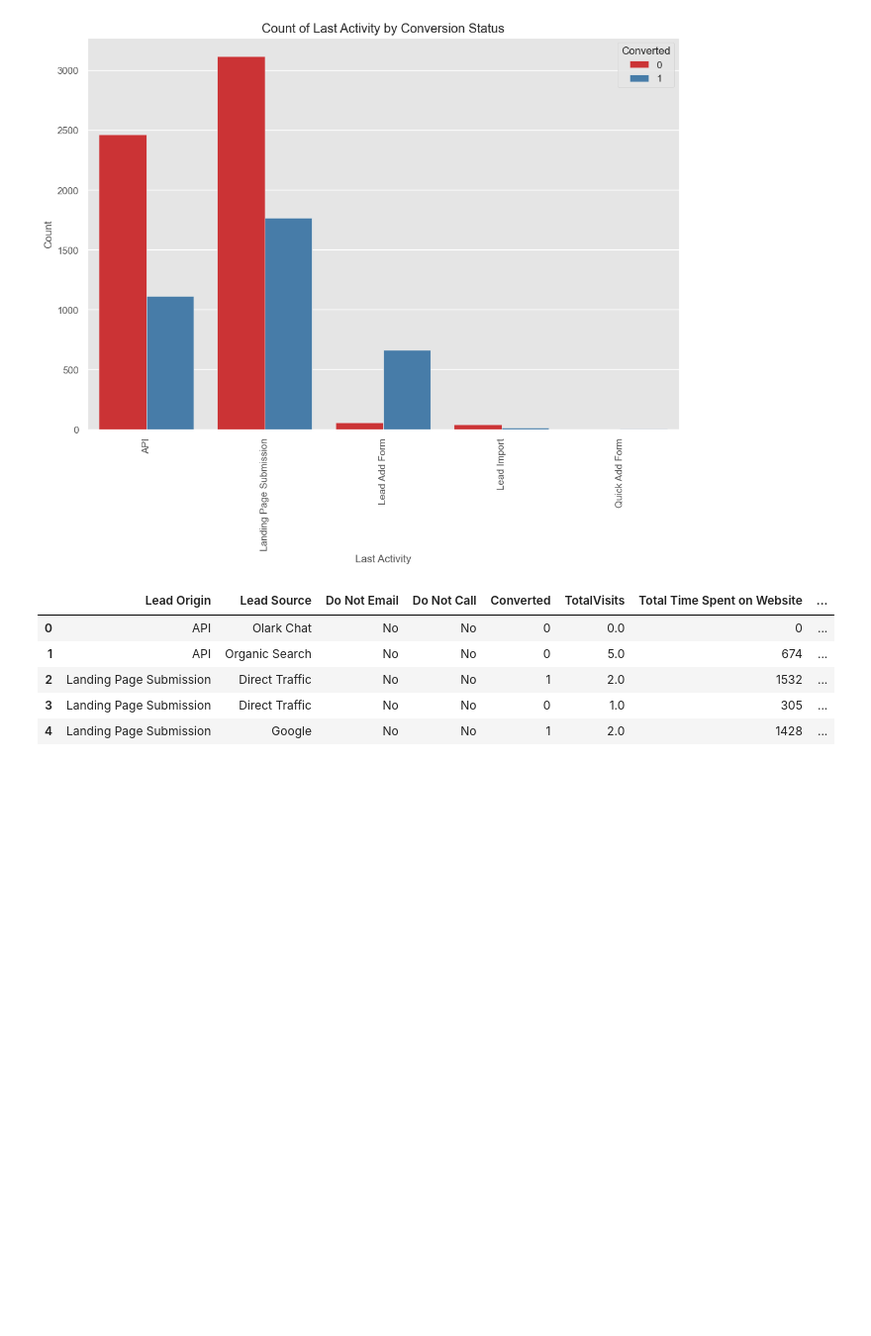
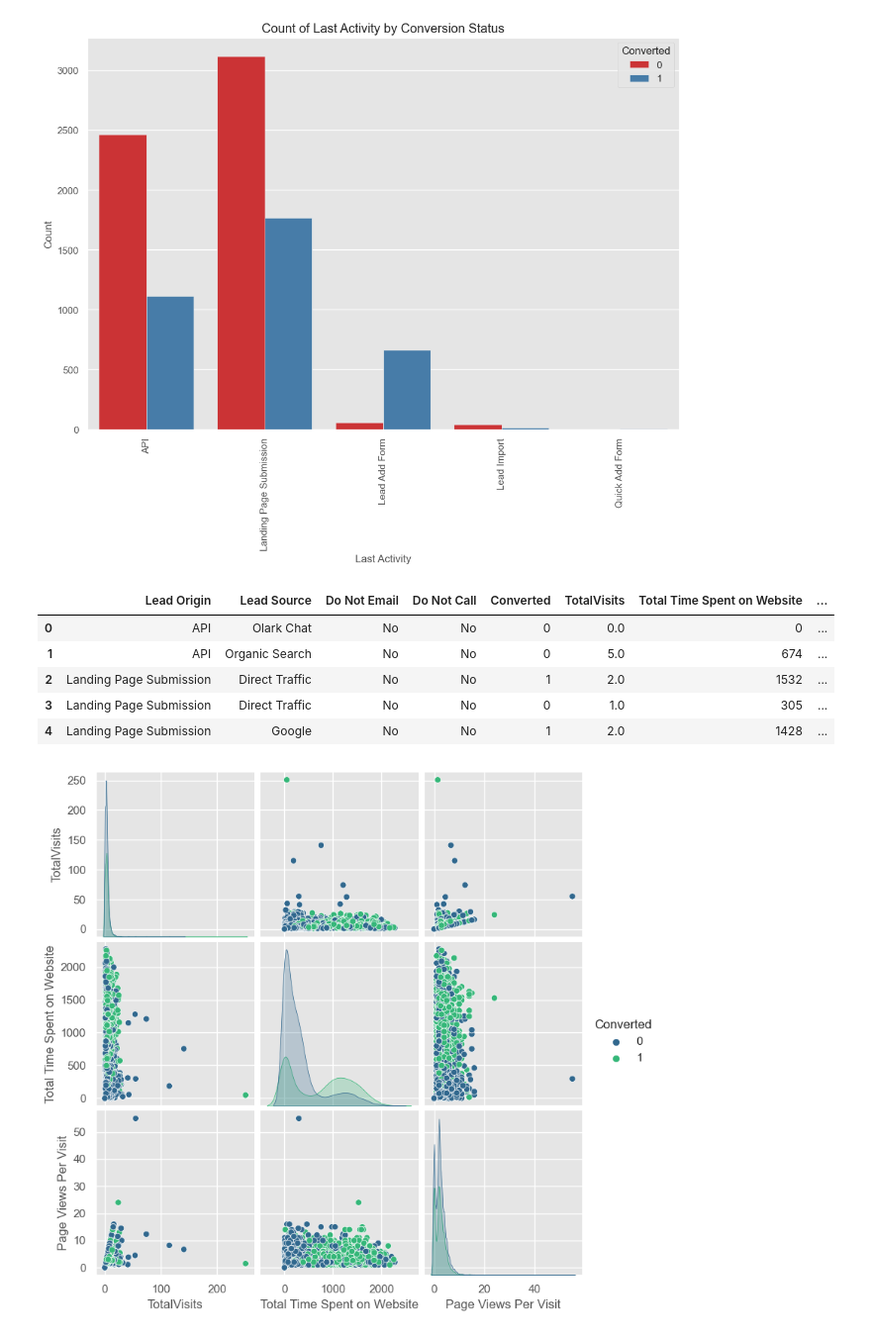
Before and after one commit to paulamisurroy/lead-scoring-logicalRegression, a Jupyter notebook: Lead_Scoring_V1.ipynb, the cells around one changed output. Shown at 99% size. Saved outputs shown, nothing was run; the diff lists cells and outputs as text; code cells hidden in the pictures; blank space fills up the shorter version.

```diff
--- a/Lead_Scoring_V1.ipynb
+++ b/Lead_Scoring_V1.ipynb
@@ -635,6 +635,20 @@ plt.show()
 [figure]
 # %%
 ## Looking at the boxlots, we can see that Total Visits and Page Views Per Visit both have upper bound outliers
+# %%
+# Cap the data at the 5th and 95th percentiles
+for column in ['TotalVisits', 'Total Time Spent on Website', 'Page Views Per Visit']:  # Add your columns
+    lower_percentile = data[column].quantile(0.05)
+    upper_percentile = data[column].quantile(0.95)
+    data[column] = np.where(data[column] < lower_percentile, lower_percentile, data[column])
+    data[column] = np.where(data[column] > upper_percentile, upper_percentile, data[column])
+
+# Check the updated boxplots
+import seaborn as sns
+import matplotlib.pyplot as plt
+
+sns.boxplot(x=data['TotalVisits'])
+plt.show()
 # %% [markdown]
 ##### Let see the Lead Origin Column with the Converted Status
 # %%
@@ -663,3 +677,10 @@ data.head()
 | 2 | Landing Page Submission | Direct Traffic | No | No | 1 | 2.0 | 1532 | ... |
 | 3 | Landing Page Submission | Direct Traffic | No | No | 0 | 1.0 | 305 | ... |
 | 4 | Landing Page Submission | Google | No | No | 1 | 2.0 | 1428 | ... |
+# %%
+numerical_data = data.select_dtypes(include=['float64', 'int64'])
+
+sns.pairplot(numerical_data, hue='Converted', palette='viridis', diag_kind='kde')
+plt.show()
+# %% [output]
+[figure, added]
```
Also changed, not shown: parts of 2 cells of this notebook.
